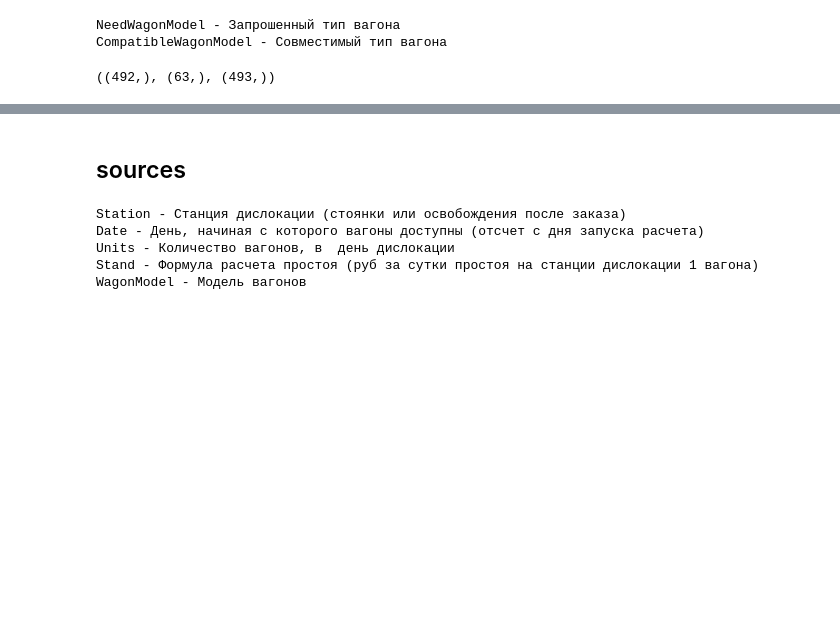
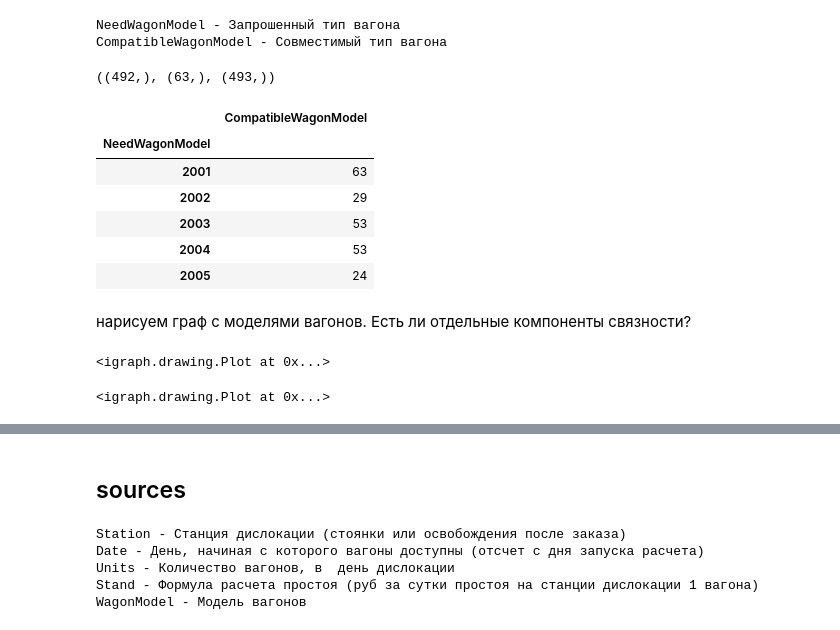
Before and after one commit to latticetower/train-of-thought, a Jupyter notebook: notebooks/basic-EDA.ipynb, the cells around one changed output, grey strips where cells are left out. Saved outputs shown, nothing was run; the diff lists cells and outputs as text; code cells hidden in the pictures; blank space fills up the shorter version.

Commit message:
add simple plot with igraph

```diff
--- a/notebooks/basic-EDA.ipynb
+++ b/notebooks/basic-EDA.ipynb
@@ -125,3 +132,15 @@ w3 = np.unique(np.concatenate([w1, w2]))
 w1.shape, w2.shape, w3.shape
 # %% [output]
 ((492,), (63,), (493,))
+# %%
+wagon_mode_compat.groupby("NeedWagonModel").count().head()
+# %% [output]
+|  | CompatibleWagonModel |
+| NeedWagonModel |  |
+| 2001 | 63 |
+| 2002 | 29 |
+| 2003 | 53 |
+| 2004 | 53 |
+| 2005 | 24 |
+# %% [markdown]
+нарисуем граф с моделями вагонов. Есть ли отдельные компоненты связности?
@@ -127,0 +167,5 @@ w1.shape, w2.shape, w3.shape
+# %%
+layout = graph.layout("fr")
+plot(graph, layout=layout, bbox = (300, 300), margin=20, vertex_size=4, edge_width=1)
+# %% [output]
+<igraph.drawing.Plot at 0x...>
@@ -127,0 +174,7 @@ w1.shape, w2.shape, w3.shape
+# %%
+c = clusters[0]
+sgr = graph.subgraph(c)
+layout = sgr.layout("fr")
+plot(sgr, layout=layout, bbox = (300, 300), margin=20, vertex_size=4, edge_width=1)
+# %% [output]
+<igraph.drawing.Plot at 0x...>
```
Also changed, not shown: parts of 17 cells of this notebook, 1 other file.
